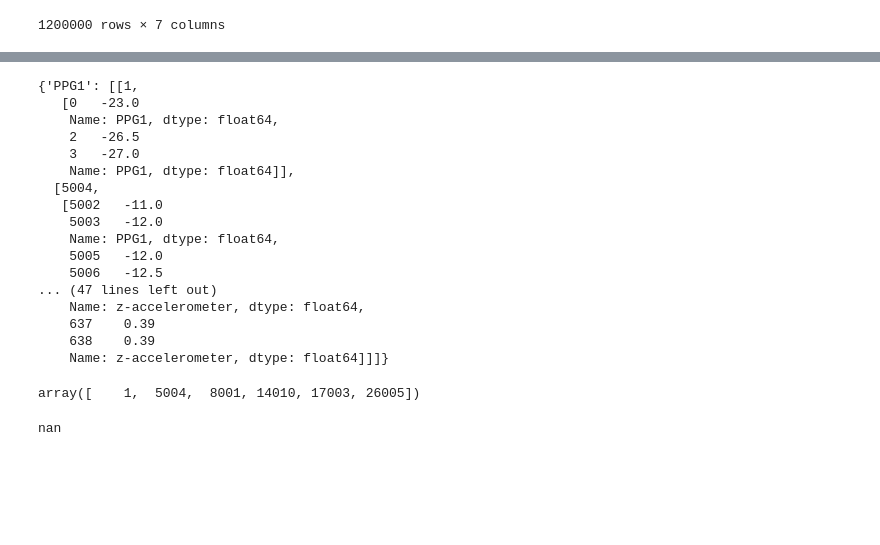
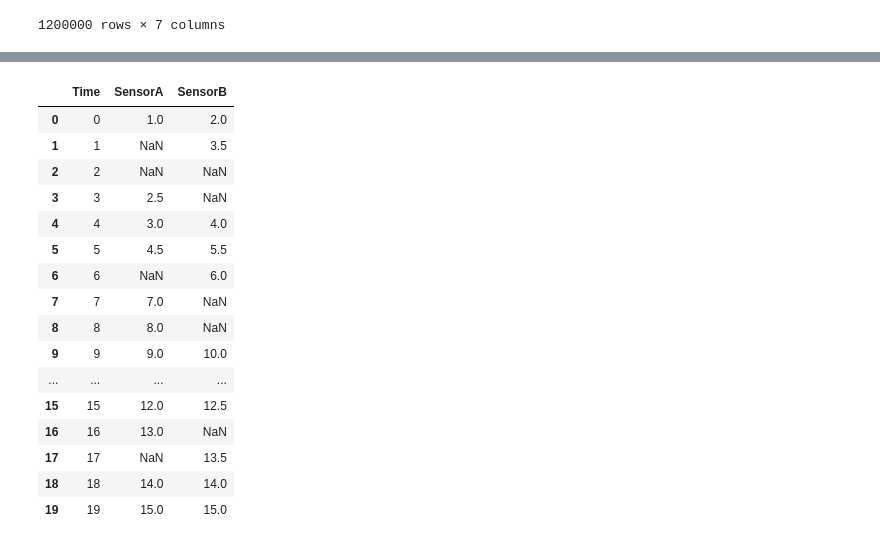
Before and after one commit to RegalParasite/TimeSesires-Sheets, a Jupyter notebook: Sheet-1.ipynb, the cells around one changed output, grey strips where cells are left out. Cells and saved outputs as stored; diff of their text form; code cells hidden in the pictures; blank space fills up the shorter version.

```diff
--- a/Sheet-1.ipynb
+++ b/Sheet-1.ipynb
@@ -203,28 +169,0 @@ d = impute(df_copy.iloc[:27005])
-# %%
-d
-# %% [output]
-{'PPG1': [[1,
-   [0   -23.0
-    Name: PPG1, dtype: float64,
-    2   -26.5
-    3   -27.0
-    Name: PPG1, dtype: float64]],
-  [5004,
-   [5002   -11.0
-    5003   -12.0
-    Name: PPG1, dtype: float64,
-    5005   -12.0
-    5006   -12.5
-... (47 lines left out)
-    Name: z-accelerometer, dtype: float64,
-    637    0.39
-    638    0.39
-    Name: z-accelerometer, dtype: float64]]]}
-# %%
-np.where(np.isnan(df_copy.iloc[:27005]['PPG1']))[0]
-# %% [output]
-array([    1,  5004,  8001, 14010, 17003, 26005])
-# %%
-df_copy['PPG1'][5004]
-# %% [output]
-nan
@@ -230,0 +201,28 @@ nan
+# %%
+# DF con valores nan para pruebas
+data_ext = {
+    'Time': np.arange(20),
+    'SensorA': [1.0, np.nan, np.nan, 2.5, 3.0, 4.5, np.nan, 7.0, 8.0, 9.0, 9.5, 10.5, np.nan, np.nan, 11.0, 12.0, 13.0, np.nan, 14.0, 15.0],
+    'SensorB': [2.0, 3.5, np.nan, np.nan, 4.0, 5.5, 6.0, np.nan, np.nan, 10.0, 10.5, np.nan, 11.5, 12.0, np.nan, 12.5, np.nan, 13.5, 14.0, 15.0]
+}
+
+prep_data = pd.DataFrame(data_ext)
+prep_data
+# %% [output]
+|  | Time | SensorA | SensorB |
+| 0 | 0 | 1.0 | 2.0 |
+| 1 | 1 | NaN | 3.5 |
+| 2 | 2 | NaN | NaN |
+| 3 | 3 | 2.5 | NaN |
+| 4 | 4 | 3.0 | 4.0 |
+| 5 | 5 | 4.5 | 5.5 |
+| 6 | 6 | NaN | 6.0 |
+| 7 | 7 | 7.0 | NaN |
+| 8 | 8 | 8.0 | NaN |
+| 9 | 9 | 9.0 | 10.0 |
+| ... | ... | ... | ... |
+| 15 | 15 | 12.0 | 12.5 |
+| 16 | 16 | 13.0 | NaN |
+| 17 | 17 | NaN | 13.5 |
+| 18 | 18 | 14.0 | 14.0 |
+| 19 | 19 | 15.0 | 15.0 |
```
Also changed, not shown: parts of 6 cells of this notebook.
